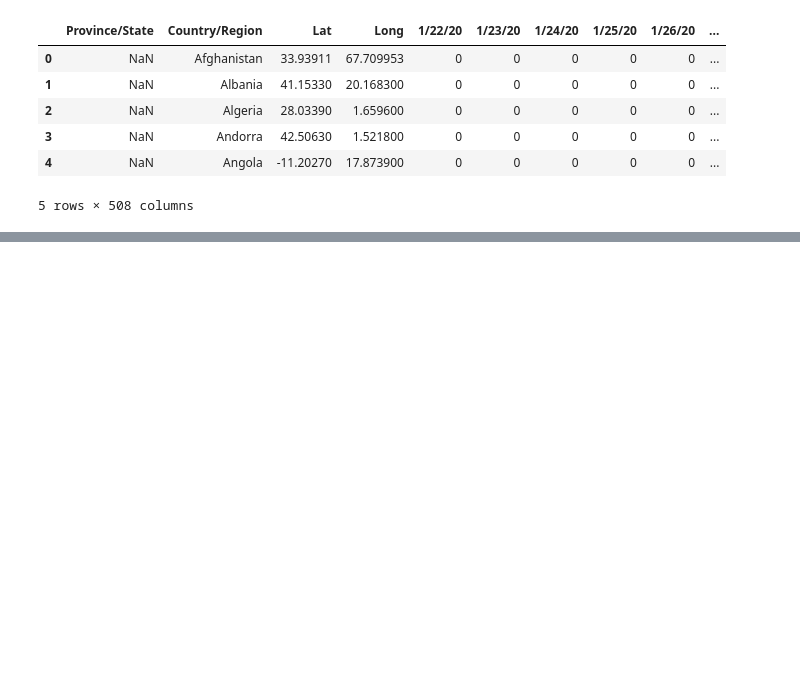
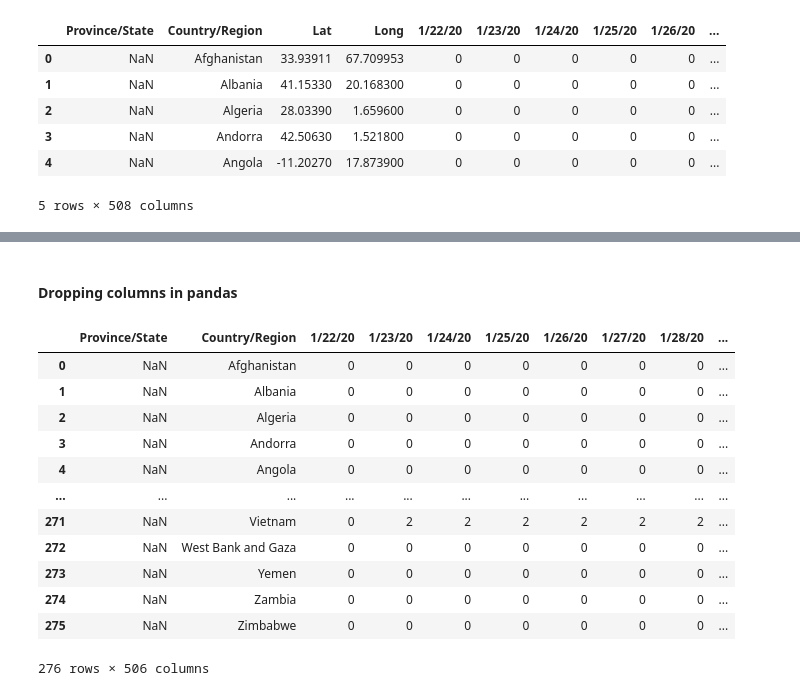
Before and after one commit to Binguni19Edirisuriya/Covid19_Data_Analysis_python, a Jupyter notebook: Covid19 Data Analysis.ipynb, the cells around one changed output, grey strips where cells are left out. Cells and saved outputs as stored; diff of their text form; code cells hidden in the pictures; blank space fills up the shorter version.

```diff
--- a/Covid19 Data Analysis.ipynb
+++ b/Covid19 Data Analysis.ipynb
@@ -26,0 +105,19 @@ covid.head()
+# %% [markdown]
+#### Dropping columns in pandas
+# %%
+covidDrop = covid.drop(['Lat','Long'],axis = 1)
+covidDrop
+# %% [output]
+|  | Province/State | Country/Region | 1/22/20 | 1/23/20 | 1/24/20 | 1/25/20 | 1/26/20 | 1/27/20 | 1/28/20 | ... |
+| 0 | NaN | Afghanistan | 0 | 0 | 0 | 0 | 0 | 0 | 0 | ... |
+| 1 | NaN | Albania | 0 | 0 | 0 | 0 | 0 | 0 | 0 | ... |
+| 2 | NaN | Algeria | 0 | 0 | 0 | 0 | 0 | 0 | 0 | ... |
+| 3 | NaN | Andorra | 0 | 0 | 0 | 0 | 0 | 0 | 0 | ... |
+| 4 | NaN | Angola | 0 | 0 | 0 | 0 | 0 | 0 | 0 | ... |
+| ... | ... | ... | ... | ... | ... | ... | ... | ... | ... | ... |
+| 271 | NaN | Vietnam | 0 | 2 | 2 | 2 | 2 | 2 | 2 | ... |
+| 272 | NaN | West Bank and Gaza | 0 | 0 | 0 | 0 | 0 | 0 | 0 | ... |
+| 273 | NaN | Yemen | 0 | 0 | 0 | 0 | 0 | 0 | 0 | ... |
+| 274 | NaN | Zambia | 0 | 0 | 0 | 0 | 0 | 0 | 0 | ... |
+| 275 | NaN | Zimbabwe | 0 | 0 | 0 | 0 | 0 | 0 | 0 | ... |
+276 rows × 506 columns
```
Also changed, not shown: parts of 11 cells of this notebook.
